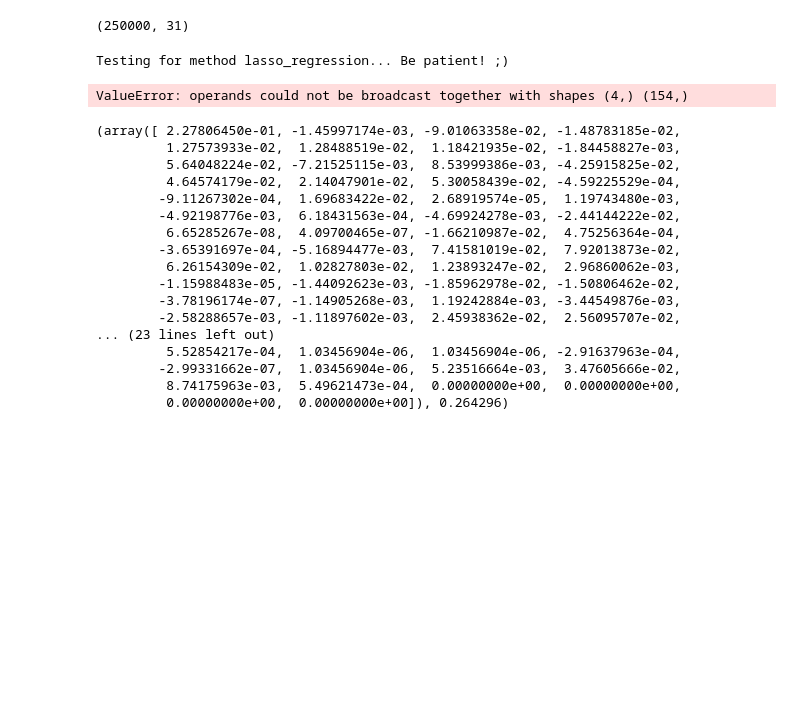
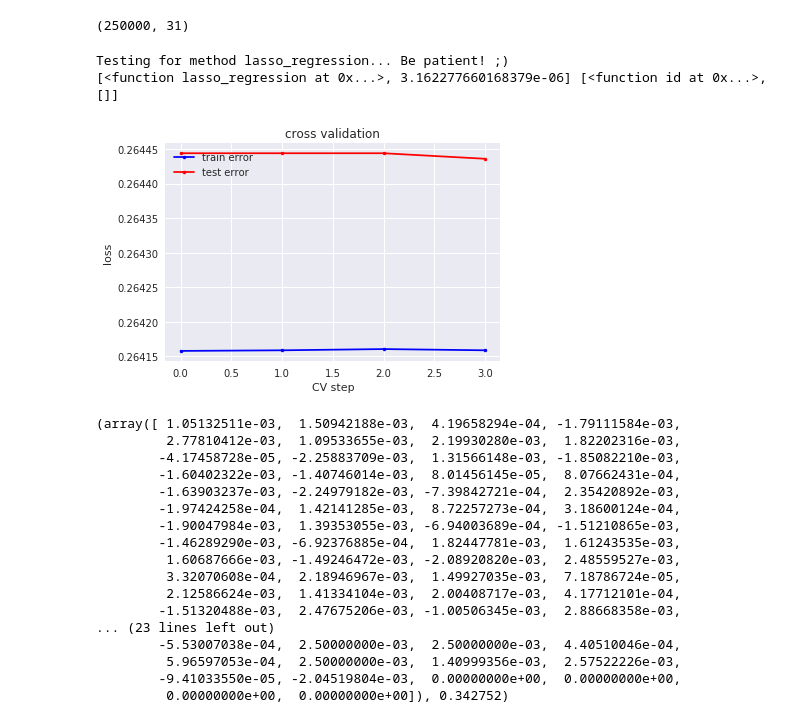
Before and after one commit to dufourc1/ML_CS433_project1, a Jupyter notebook: src/Charles_tests.ipynb, the cells around one changed output. Drawn from its saved outputs; the diff is of its cells as text; code cells hidden in the pictures; blank space fills up the shorter version.

```diff
--- a/src/Charles_tests.ipynb
+++ b/src/Charles_tests.ipynb
@@ -617,12 +614,6 @@ x_all.shape
 interactions(x_all,4,5).shape
 # %% [output]
 (250000, 31)
-# %%
-for i in range(1,31):
-    tx = interactions(tx,31,i)
-    tx = interactions(tx,32,i)
-    tx = interactions(tx,33,i)
-    tx = interactions(tx,34,i)
 # %%
 tx = preliminary_treatment_X(x_all)
 for i in range(1,31):
@@ -634,52 +625,53 @@ for i in range(1,31):
 y_tr = y
 w = np.zeros(tx.shape[1])
 # lambdas = [10**(-7)]
 lambdas = np.logspace(-7,-5.5,4)
 #reg_logit_params =[[lambdas[0], w],
  #             [lambdas[2], w],
   #            [lambdas[4], w]]
 
 k_fold = 10
 
 l_p_1 = [4,9,14,17,29]
 l_p_2 = [20,23]
 l_p_3 = [3]
 
 # multi_transform = [[log_plus, l_p_1, 1],
 #                                           [log_plus, l_p_2, 2],
 #                                           [log_plus, l_p_3, 3]]
 
 # [feature_transform, [np.log, [10,13]]]
 transformations = [[id,[]]]#,
                   #[interactions, [4,5]]]
 
-methods = [[lasso_regression, [lambdas]]]
+methods = [[lasso_regression, lambdas]]
 #           [logistic_regression, [w]]]
 #           [reg_logistic_regression, reg_logit_params]]
 
 predictor, w, loss_tr, loss_te, transformation, method = multi_cross_validation(y_tr, tx, k_fold, transformations=transformations, methods=methods, seed=2)
 
 print(method, transformation)
 # %% [output]
 Testing for method lasso_regression... Be patient! ;)
+[<function lasso_regression at 0x...>, 3.162277660168379e-06] [<function id at 0x...>, []]
-ValueError: operands could not be broadcast together with shapes (4,) (154,)
+[figure, added]
 # %%
-lasso_regression(y,tx, 0.0002069138081114788)
+lasso_regression(y,tx, 0.5)#0.0002069138081114788
 # %% [output]
-(array([ 2.27806450e-01, -1.45997174e-03, -9.01063358e-02, -1.48783185e-02,
-         1.27573933e-02,  1.28488519e-02,  1.18421935e-02, -1.84458827e-03,
-         5.64048224e-02, -7.21525115e-03,  8.53999386e-03, -4.25915825e-02,
-         4.64574179e-02,  2.14047901e-02,  5.30058439e-02, -4.59225529e-04,
-        -9.11267302e-04,  1.69683422e-02,  2.68919574e-05,  1.19743480e-03,
-        -4.92198776e-03,  6.18431563e-04, -4.69924278e-03, -2.44144222e-02,
-         6.65285267e-08,  4.09700465e-07, -1.66210987e-02,  4.75256364e-04,
-        -3.65391697e-04, -5.16894477e-03,  7.41581019e-02,  7.92013873e-02,
-         6.26154309e-02,  1.02827803e-02,  1.23893247e-02,  2.96860062e-03,
-        -1.15988483e-05, -1.44092623e-03, -1.85962978e-02, -1.50806462e-02,
-        -3.78196174e-07, -1.14905268e-03,  1.19242884e-03, -3.44549876e-03,
-        -2.58288657e-03, -1.11897602e-03,  2.45938362e-02,  2.56095707e-02,
+(array([ 1.05132511e-03,  1.50942188e-03,  4.19658294e-04, -1.79111584e-03,
+         2.77810412e-03,  1.09533655e-03,  2.19930280e-03,  1.82202316e-03,
+        -4.17458728e-05, -2.25883709e-03,  1.31566148e-03, -1.85082210e-03,
+        -1.60402322e-03, -1.40746014e-03,  8.01456145e-05,  8.07662431e-04,
+        -1.63903237e-03, -2.24979182e-03, -7.39842721e-04,  2.35420892e-03,
+        -1.97424258e-04,  1.42141285e-03,  8.72257273e-04,  3.18600124e-04,
+        -1.90047984e-03,  1.39353055e-03, -6.94003689e-04, -1.51210865e-03,
+        -1.46289290e-03, -6.92376885e-04,  1.82447781e-03,  1.61243535e-03,
+         1.60687666e-03, -1.49246472e-03, -2.08920820e-03,  2.48559527e-03,
+         3.32070608e-04,  2.18946967e-03,  1.49927035e-03,  7.18786724e-05,
+         2.12586624e-03,  1.41334104e-03,  2.00408717e-03,  4.17712101e-04,
+        -1.51320488e-03,  2.47675206e-03, -1.00506345e-03,  2.88668358e-03,
 ... (23 lines left out)
-         5.52854217e-04,  1.03456904e-06,  1.03456904e-06, -2.91637963e-04,
-        -2.99331662e-07,  1.03456904e-06,  5.23516664e-03,  3.47605666e-02,
-         8.74175963e-03,  5.49621473e-04,  0.00000000e+00,  0.00000000e+00,
-         0.00000000e+00,  0.00000000e+00]), 0.264296)
+        -5.53007038e-04,  2.50000000e-03,  2.50000000e-03,  4.40510046e-04,
+         5.96597053e-04,  2.50000000e-03,  1.40999356e-03,  2.57522226e-03,
+        -9.41033550e-05, -2.04519804e-03,  0.00000000e+00,  0.00000000e+00,
+         0.00000000e+00,  0.00000000e+00]), 0.342752)
```
Also changed, not shown: parts of 1 cell of this notebook.
